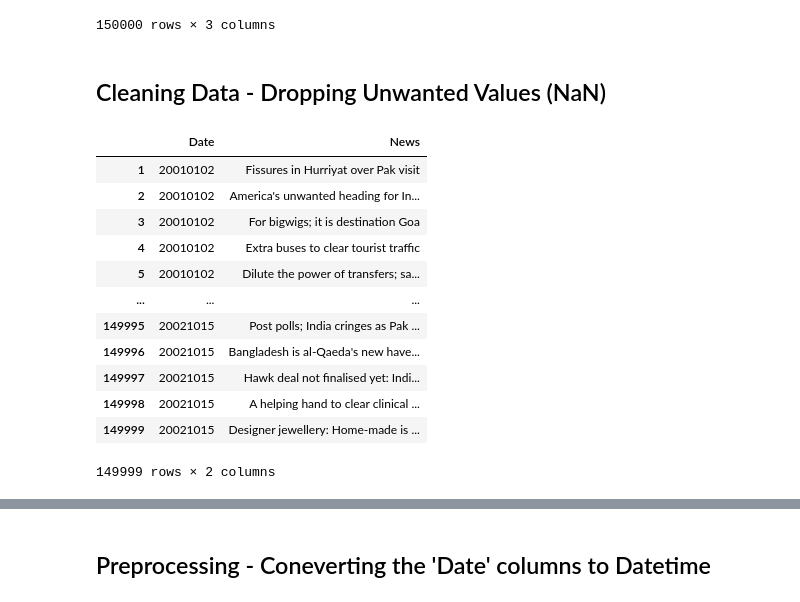
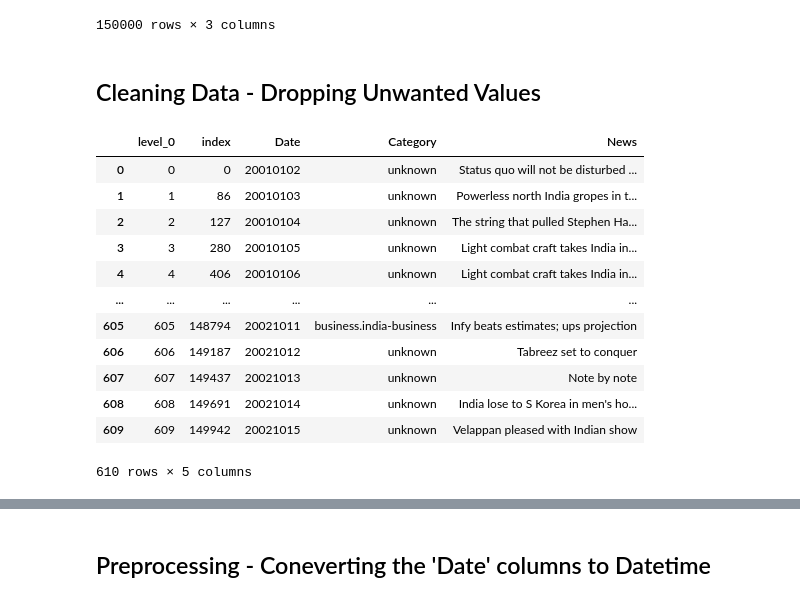
Before and after one commit to Sabyasachi-Seal/StockMarketPrediction, a Jupyter notebook: stockmarketprediction.ipynb, the cells around one changed output, grey strips where cells are left out. Saved outputs shown, nothing was run; the diff lists cells and outputs as text; code cells hidden in the pictures.

Commit message:
City Data

```diff
--- a/stockmarketprediction.ipynb
+++ b/stockmarketprediction.ipynb
@@ -50,22 +53,24 @@ df_news
 | 149999 | 20021015 | city.kolkata | Designer jewellery: Home-made is ... |
 150000 rows × 3 columns
 # %% [markdown]
-## Cleaning Data - Dropping Unwanted Values (NaN)
+## Cleaning Data - Dropping Unwanted Values
 # %%
-df_news.drop(0, inplace=True)
-df_news.drop('Category', axis=1, inplace=True)
+# df_news.drop(0, inplace=True)
+# df_news.drop('Category', axis=1, inplace=True)
+df_news = df_news.drop_duplicates('Date', keep='first').sort_index()
+df_news = df_news.reset_index()
 df_news
 # %% [output]
-|  | Date | News |
-| 1 | 20010102 | Fissures in Hurriyat over Pak visit |
-| 2 | 20010102 | America's unwanted heading for In... |
-| 3 | 20010102 | For bigwigs; it is destination Goa |
-| 4 | 20010102 | Extra buses to clear tourist traffic |
-| 5 | 20010102 | Dilute the power of transfers; sa... |
-| ... | ... | ... |
-| 149995 | 20021015 | Post polls; India cringes as Pak ... |
-| 149996 | 20021015 | Bangladesh is al-Qaeda's new have... |
-| 149997 | 20021015 | Hawk deal not finalised yet: Indi... |
-| 149998 | 20021015 | A helping hand to clear clinical ... |
-| 149999 | 20021015 | Designer jewellery: Home-made is ... |
+|  | level_0 | index | Date | Category | News |
+| 0 | 0 | 0 | 20010102 | unknown | Status quo will not be disturbed ... |
+| 1 | 1 | 86 | 20010103 | unknown | Powerless north India gropes in t... |
+| 2 | 2 | 127 | 20010104 | unknown | The string that pulled Stephen Ha... |
+| 3 | 3 | 280 | 20010105 | unknown | Light combat craft takes India in... |
+| 4 | 4 | 406 | 20010106 | unknown | Light combat craft takes India in... |
+| ... | ... | ... | ... | ... | ... |
+| 605 | 605 | 148794 | 20021011 | business.india-business | Infy beats estimates; ups projection |
+| 606 | 606 | 149187 | 20021012 | unknown | Tabreez set to conquer |
+| 607 | 607 | 149437 | 20021013 | unknown | Note by note |
+| 608 | 608 | 149691 | 20021014 | unknown | India lose to S Korea in men's ho... |
+| 609 | 609 | 149942 | 20021015 | unknown | Velappan pleased with Indian show |
-149999 rows × 2 columns
+610 rows × 5 columns
```
Also changed, not shown: parts of 11 cells of this notebook.
